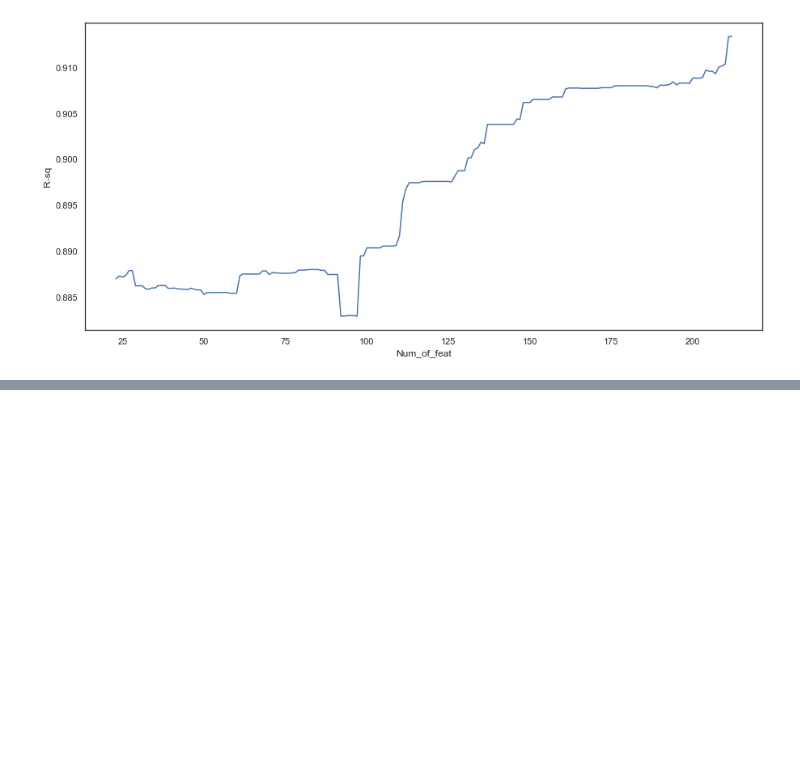
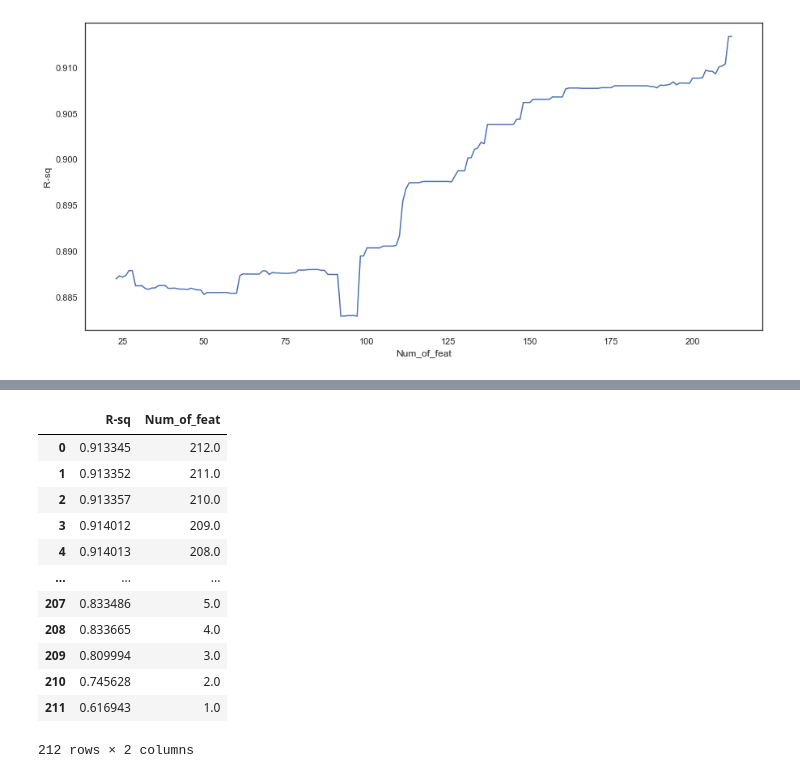
Before and after one commit to danielosetiawan/Ames_Housing_ML, a Jupyter notebook: Lasso_feat_import.ipynb, the cells around one changed output, grey strips where cells are left out. Drawn from its saved outputs; the diff is of its cells as text; code cells hidden in the pictures; blank space fills up the shorter version.

```diff
--- a/Lasso_feat_import.ipynb
+++ b/Lasso_feat_import.ipynb
@@ -180,0 +341,16 @@ sns.lineplot(x=df['Num_of_feat'], y=df['R-sq'])
+# %%
+df
+# %% [output]
+|  | R-sq | Num_of_feat |
+| 0 | 0.913345 | 212.0 |
+| 1 | 0.913352 | 211.0 |
+| 2 | 0.913357 | 210.0 |
+| 3 | 0.914012 | 209.0 |
+| 4 | 0.914013 | 208.0 |
+| ... | ... | ... |
+| 207 | 0.833486 | 5.0 |
+| 208 | 0.833665 | 4.0 |
+| 209 | 0.809994 | 3.0 |
+| 210 | 0.745628 | 2.0 |
+| 211 | 0.616943 | 1.0 |
+212 rows × 2 columns
```
Also changed, not shown: parts of 25 cells of this notebook, 1 other file.
